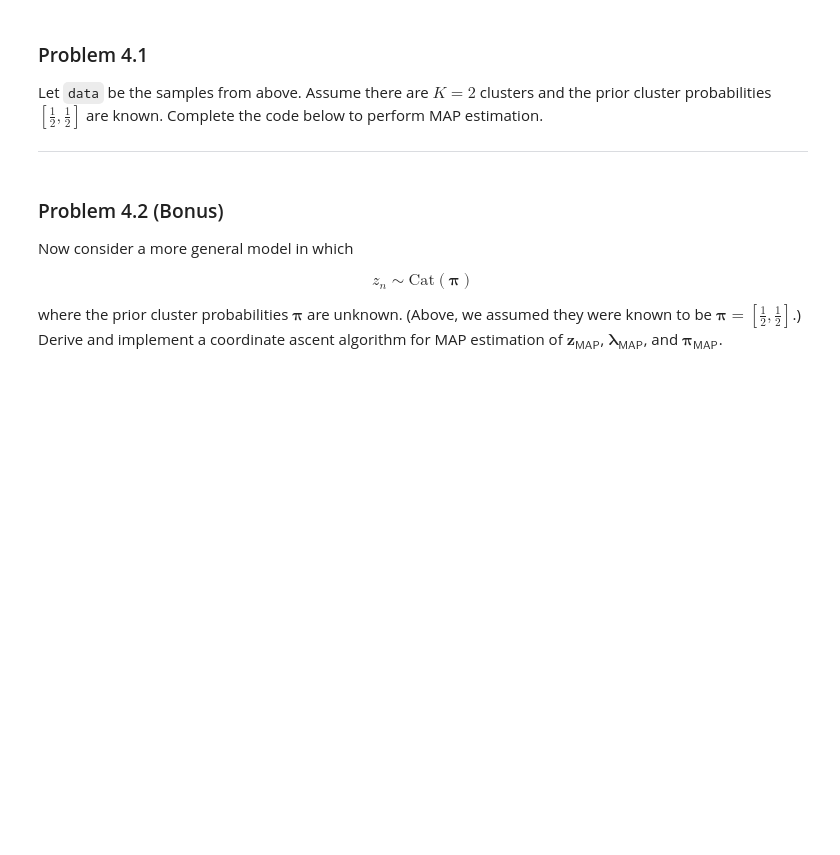
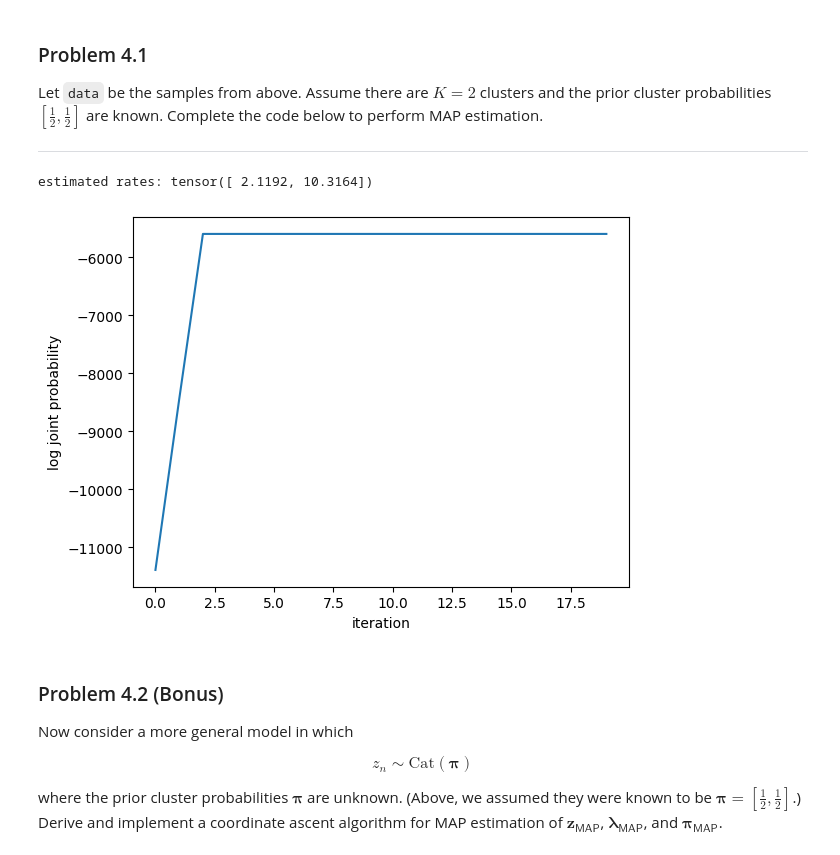
Before and after one commit to JillianMelbourne/CS-339N, a Jupyter notebook: labs/00_pytorch_primer.ipynb, the cells around one changed output. Drawn from its saved outputs; the diff is of its cells as text; code cells hidden in the pictures; blank space fills up the shorter version.

```diff
--- a/labs/00_pytorch_primer.ipynb
+++ b/labs/00_pytorch_primer.ipynb
@@ -467,9 +451,18 @@ def update_assignments(data, rates, probs):
     Returns:
         assignments: shape `(N,)` tensor of integer cluster assignments
     """
+    ## YOUR CODE HERE
+   # Compute log-probabilities for each cluster
+    log_probs = torch.stack([
+        dist.Poisson(rate=rates[k]).log_prob(data) + torch.log(probs[k])
+        for k in range(len(rates))
+    ])  # Shape: (K, N)
+
+    # Choose the cluster with the highest log-probability
+    assignments = torch.argmax(log_probs, dim=0)  # Shape: (N,)
     ##
-    # YOUR CODE HERE
-    ##
+
+
     return assignments
 
 def update_rates(data, assignments, shape=1.0, inv_scale=1.0):
@@ -486,6 +479,18 @@ def update_rates(data, assignments, shape=1.0, inv_scale=1.0):
     """
     ##
     # YOUR CODE HERE
+    K = torch.max(assignments).item() + 1  # number of clusters
+    rates = torch.zeros(K)
+
+    for k in range(K):
+        cluster_data = data[assignments == k]
+        total_count = cluster_data.sum()
+        num_points = cluster_data.shape[0]
+
+        posterior_shape = shape + total_count
+        posterior_rate = inv_scale + num_points
+
+        rates[k] = posterior_shape / posterior_rate
     ##
     return rates
 
@@ -499,33 +504,57 @@ def log_joint(data, assignments, rates, probs, shape=1.0, inv_scale=1.0):
         rates: shape `(K,)` tensor of updated rates for each cluster
         probs: shape `(K,)` tensor of cluster probabilities
         shape: shape (aka concentration) of gamma prior. Defaults to 1.0.
         inv_scale: inverse scale (aka rate) of gamma prior. Defaults to 1.0.
 
     Returns:
         lp: scalar log joint probability under the mixture model
     """
     ###
     # YOUR CODE HERE
+    K = rates.shape[0]
+
+    # 1. Likelihood and assignment prior terms
+    log_likelihood = 0.0
+    for k in range(K):
+        # Get data for cluster k
+        cluster_data = data[assignments == k]
+
+        # Log-likelihood under Poisson
+        if cluster_data.numel() > 0:  # Avoid empty cluster
+            log_likelihood += dist.Poisson(rates[k]).log_prob(cluster_data).sum()
+
+            # Add log prior of assignment: log p(z_i = k)
+            log_likelihood += cluster_data.shape[0] * torch.log(probs[k])
+
+    # 2. Prior over Poisson rates (Gamma prior)
+    gamma_prior = dist.Gamma(shape, inv_scale)
+    log_prior_rates = gamma_prior.log_prob(rates).sum()
+
+    # 3. Total log joint
+    lp = log_likelihood + log_prior_rates
     ##
     return lp
 
 # Run coordinate ascent for some number of iterations, starting
 # with random cluster assignments
 probs = torch.ones(2) / 2.0
 assignments = torch.randint(0, 2, data.shape)
 rates = 10 * torch.rand(2)
 
 lps = []
 for i in range(20):
     lps.append(log_joint(data, assignments, rates, probs))
     rates = update_rates(data, assignments)
     assignments = update_assignments(data, rates, probs)
 
 plt.plot(lps)
 plt.xlabel("iteration")
 plt.ylabel("log joint probability")
 
 print("estimated rates:", rates)
+# %% [output]
+estimated rates: tensor([ 2.1192, 10.3164])
+[figure, added]
 # %% [markdown]
 ### Problem 4.2 (Bonus)
 
```
Also changed, not shown: parts of 1 cell of this notebook.
